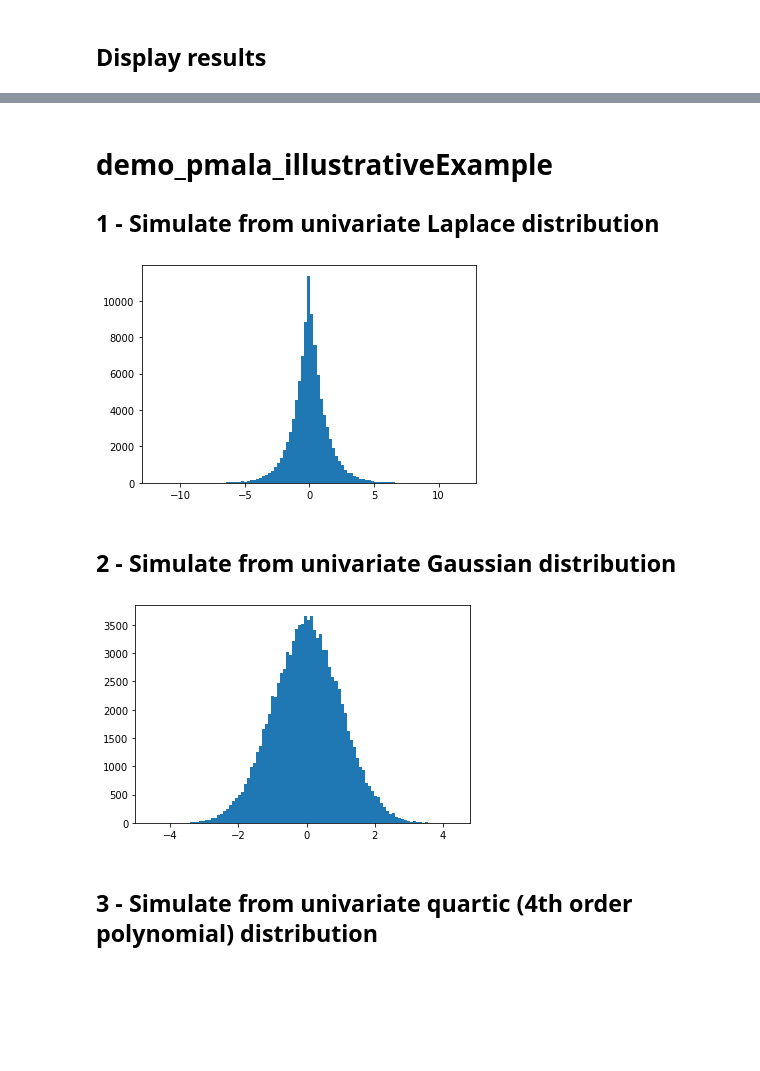
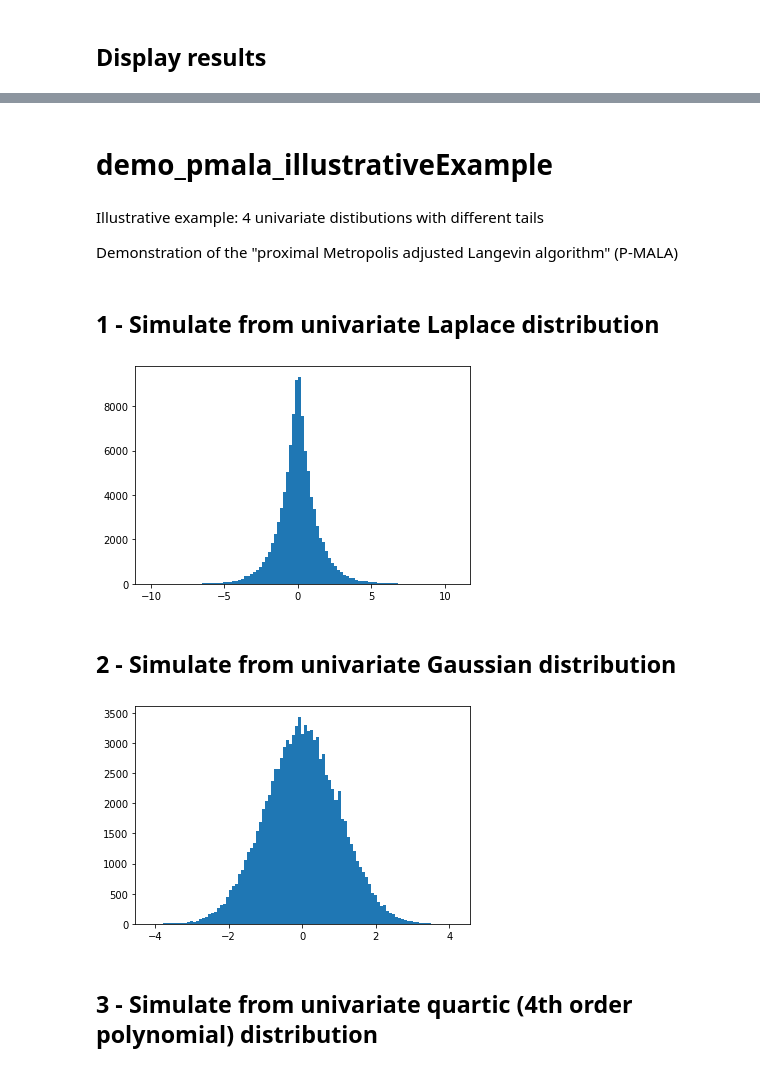
Before and after one commit to YuheBAI/Proximal_MCMC, a Jupyter notebook: Proximal_MCMC.ipynb, the cells around one changed output, grey strips where cells are left out. Cells and saved outputs as stored; diff of their text form; code cells hidden in the pictures; blank space fills up the shorter version.

Commit message:
correct illustrative_pula

```diff
--- a/Proximal_MCMC.ipynb
+++ b/Proximal_MCMC.ipynb
@@ -434,41 +505,45 @@ plt.show()
+# %% [markdown]
+# demo_pmala_illustrativeExample
+# %% [markdown]
+Illustrative example: 4 univariate distibutions with different tails
+
+Demonstration of the "proximal Metropolis adjusted Langevin algorithm" (P-MALA)
 # %% [markdown]
-# demo_pmala_illustrativeExample
-
 ## 1 - Simulate from univariate Laplace distribution
 # %%
 # Define g = \log\pi(x)
 def g1(X):
-  return -np.abs(X)
+    return -np.abs(X)
 # Define proximity mapping of g(x) = log\pi(x)
 def proxg1(X, lamda):
-  #print(np.sign(X),np.abs(X),lamda)
-  return np.dot(np.sign(X),(np.max((np.abs(X),lamda))-lamda))
+    #print(np.sign(X),np.abs(X),lamda)
+    return np.dot(np.sign(X),(np.max((np.abs(X),lamda))-lamda))
 # Sampler setup
 options = {}
 options['samples'] = 1.1e5 # total number of samples
 options['thinning'] = 1. # thinning factor (i.e., iterations per sample)
 options['delta'] = 0.02 # value of time-discretisation step "delta"
 options['display'] = 0. # do not display progressbar
 options['targetRate'] = 0.6 # target an acceptance probability of around 60%
 options['updateDelta'] = 200. # adjust the value of delta every 200 iterations
 options['burnIn'] = 1e4 # adjust the value of delta only during the first 1e4 iterations
 X0 = np.matrix(np.random.rand(1, 1)) # set initial state
 # Run P-MALA
-Xchain,gTrace,acceptTrace,time_s,delta = pmala(X0,g1,proxg1,options)
-Xchain = Xchain.reshape(Xchain.shape[0],Xchain.shape[1])
-plt.hist(Xchain[10000:],101)
+Xchain1,gTrace1,acceptTrace1,time_s1,delta1 = pmala(X0,g1,proxg1,options)
+Xchain1 = Xchain1.reshape(Xchain1.shape[0],Xchain1.shape[1])
+plt.hist(Xchain1[10000:],101)
 plt.show()
 # %% [output]
-[figure, old version]
+[figure, new version]
 # %% [markdown]
 ## 2 - Simulate from univariate Gaussian distribution
 # %%
 # Define g = \log\pi(x)
 def g2(X):
-  return -0.5 * pow(X,2)
+    return -0.5 * pow(X,2)
 # Define proximity mapping of g(x) = log\pi(x)
 def proxg2(X, lamda):
-  return X/(1+lamda)
+    return X/(1+lamda)
 # Sampler setup
 options = {}
 options['samples'] = 1.1e5 # total number of samples
@@ -480,12 +555,12 @@ options['updateDelta'] = 200. # adjust the value of delta every 200 iterations
 options['burnIn'] = 1e4 # adjust the value of delta only during the first 1e4 iterations
 X0 = np.random.rand(1, 1) # set initial state
 # Run P-MALA
-Xchain,gTrace,acceptTrace,time_s,delta = pmala(X0,g2,proxg2,options)
-Xchain = Xchain.reshape(Xchain.shape[0],Xchain.shape[1])
-plt.hist(Xchain[10000:],101)
+Xchain2,gTrace2,acceptTrace2,time_s2,delta2 = pmala(X0,g2,proxg2,options)
+Xchain2 = Xchain2.reshape(Xchain2.shape[0],Xchain2.shape[1])
+plt.hist(Xchain2[10000:],101)
 plt.show()
 # %% [output]
-[figure, old version]
+[figure, new version]
 # %% [markdown]
 ## 3 - Simulate from univariate quartic (4th order polynomial) distribution
 # %%
```
Also changed, not shown: parts of 16 cells of this notebook.
